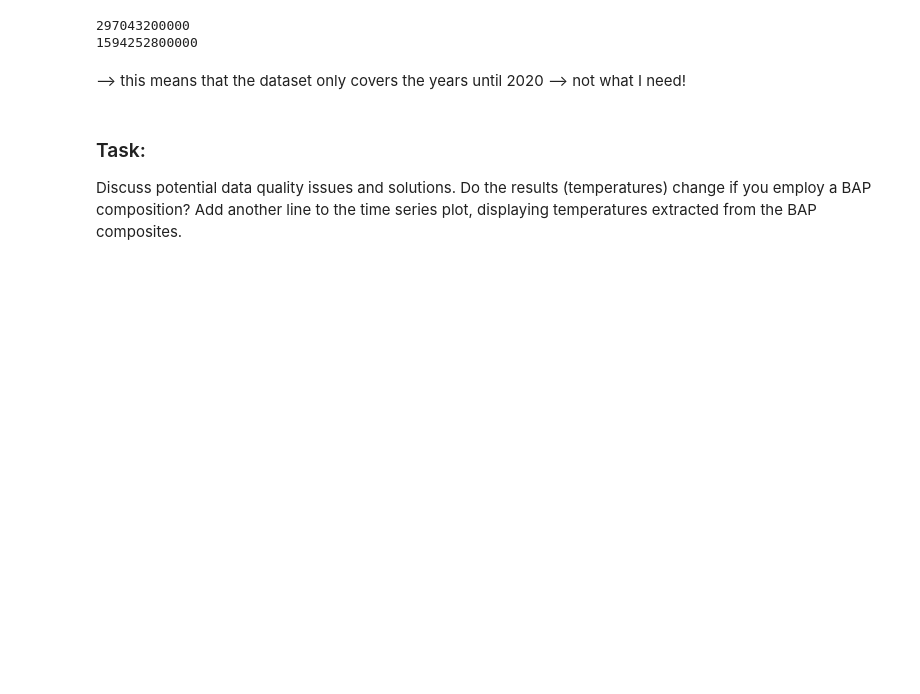
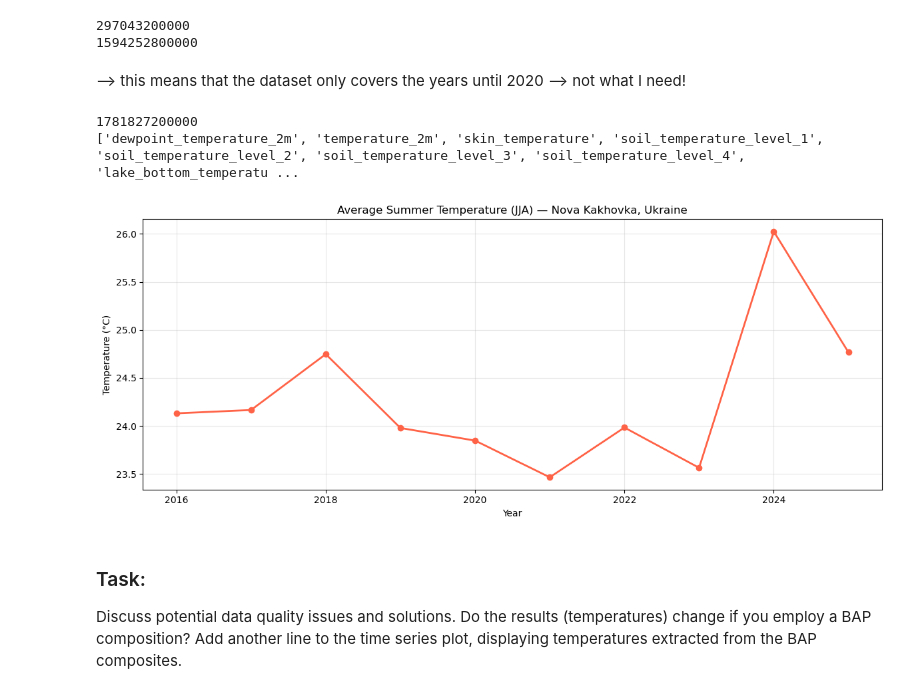
Before and after one commit to sonjaschnik/FinancialDataAnalytics, a Jupyter notebook: homework/homework_submitted/09_satellites.ipynb, the cells around one changed output. Drawn from its saved outputs; the diff is of its cells as text; code cells hidden in the pictures; blank space fills up the shorter version.

Commit message:
created time series plot with ERA5-Land

```diff
--- a/homework/homework_submitted/09_satellites.ipynb
+++ b/homework/homework_submitted/09_satellites.ipynb
@@ -176,6 +176,54 @@ print(era5.aggregate_max('system:time_start').getInfo())
 1594252800000
 # %% [markdown]
 --> this means that the dataset only covers the years until 2020 --> not what I need!
+# %%
+# Trying a different dataset: ERA5-Land
+
+collection = ee.ImageCollection('ECMWF/ERA5_LAND/DAILY_AGGR')
+print(collection.aggregate_max('system:time_start').getInfo())
+print(collection.first().bandNames().getInfo())
+# %% [output]
+1781827200000
+['dewpoint_temperature_2m', 'temperature_2m', 'skin_temperature', 'soil_temperature_level_1', 'soil_temperature_level_2', 'soil_temperature_level_3', 'soil_temperature_level_4', 'lake_bottom_temperatu ...
+# %%
+# Load ERA5-Land daily dataset
+era5 = ee.ImageCollection('ECMWF/ERA5_LAND/DAILY_AGGR') \
+    .select('temperature_2m') \
+    .filter(ee.Filter.calendarRange(6, 8, 'month'))  # JJA
+# %%
+# Function to get yearly mean summer temperature
+def get_yearly_mean(year):
+    year = ee.Number(year)
+    summer = era5.filter(ee.Filter.calendarRange(year, year, 'year'))
+    mean_temp = summer.mean().reduceRegion(
+        reducer=ee.Reducer.mean(),
+        geometry=location_temp,
+        scale=11132  # ERA5-Land native resolution (~0.1°)
+    ).get('temperature_2m')
+    return ee.Feature(None, {'year': year, 'temp': mean_temp})
+# %%
+# Get data for each year
+years = list(range(2016, 2026))
+features = ee.FeatureCollection([get_yearly_mean(y) for y in years])
+# %%
+# Extract to pandas
+data = features.getInfo()
+records = [f['properties'] for f in data['features']]
+df = pd.DataFrame(records)
+df['temp_celsius'] = df['temp'] - 273.15  # Kelvin to Celsius
+df = df.sort_values('year')
+# %%
+# Plot
+plt.figure(figsize=(12, 5))
+plt.plot(df['year'], df['temp_celsius'], marker='o', color='tomato', linewidth=2)
+plt.title('Average Summer Temperature (JJA) — Nova Kakhovka, Ukraine')
+plt.xlabel('Year')
+plt.ylabel('Temperature (°C)')
+plt.grid(True, alpha=0.3)
+plt.tight_layout()
+plt.show()
+# %% [output]
+[figure, added]
 # %% [markdown]
 ### Task:
 
```
Also changed, not shown: parts of 1 cell of this notebook.
